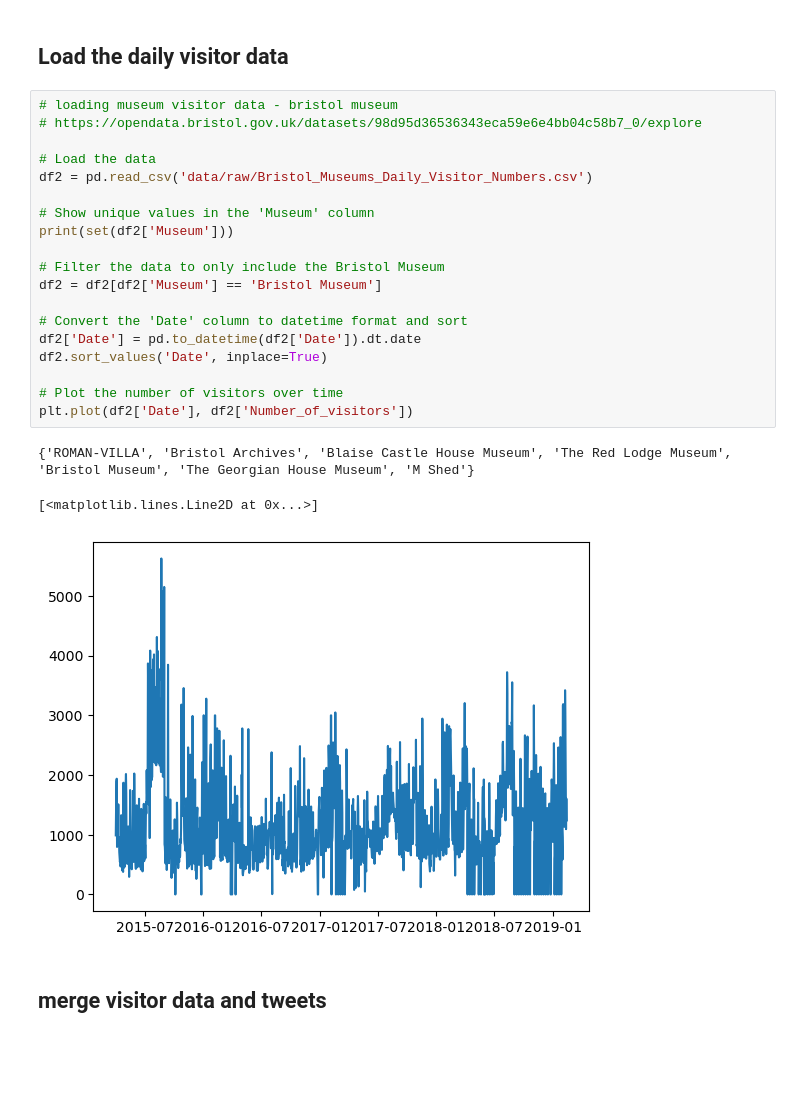
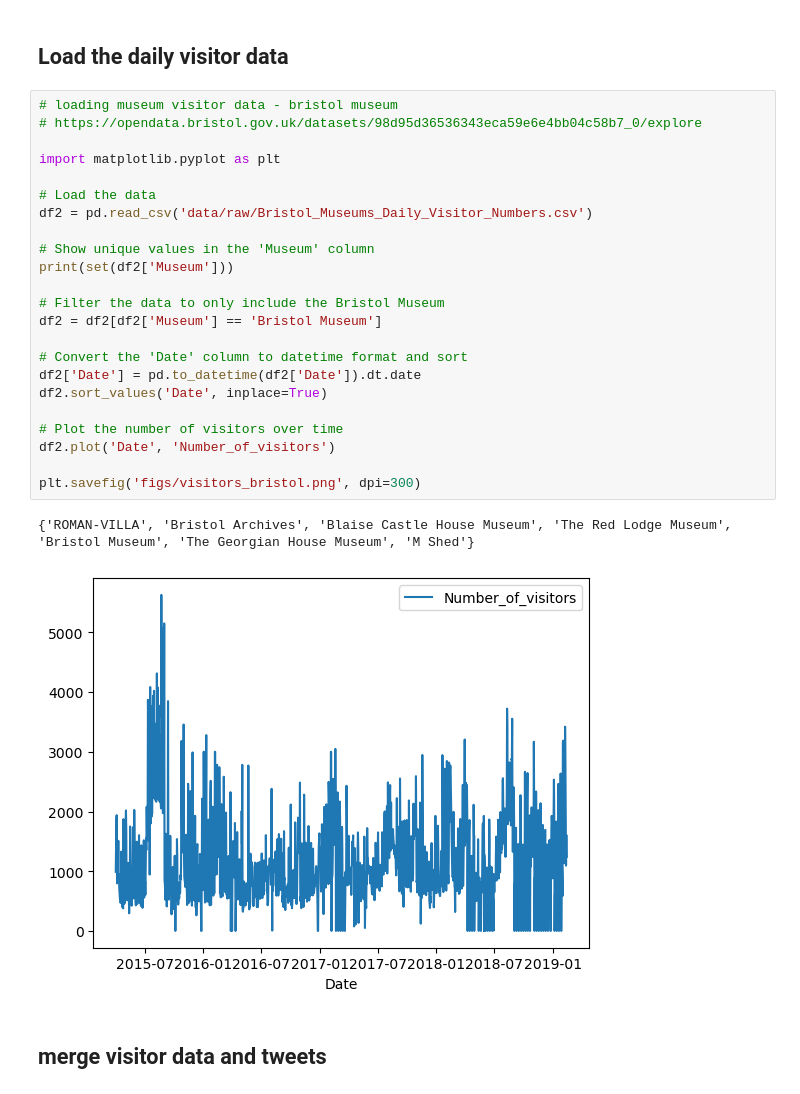
Before and after one commit to celiason/museum-visitor-model, a Jupyter notebook: sentiment.ipynb, the cells around one changed output. Saved outputs shown, nothing was run; the diff lists cells and outputs as text; blank space fills up the shorter version.

```diff
--- a/sentiment.ipynb
+++ b/sentiment.ipynb
@@ -455,26 +455,29 @@ I want to check this out more closely. Some of these tweets are NOT positive.
 # %%
 # loading museum visitor data - bristol museum
 # https://opendata.bristol.gov.uk/datasets/98d95d36536343eca59e6e4bb04c58b7_0/explore
+
+import matplotlib.pyplot as plt
 
 # Load the data
 df2 = pd.read_csv('data/raw/Bristol_Museums_Daily_Visitor_Numbers.csv')
 
 # Show unique values in the 'Museum' column
 print(set(df2['Museum']))
 
 # Filter the data to only include the Bristol Museum
 df2 = df2[df2['Museum'] == 'Bristol Museum']
 
 # Convert the 'Date' column to datetime format and sort
 df2['Date'] = pd.to_datetime(df2['Date']).dt.date
 df2.sort_values('Date', inplace=True)
 
 # Plot the number of visitors over time
-plt.plot(df2['Date'], df2['Number_of_visitors'])
+df2.plot('Date', 'Number_of_visitors')
+
+plt.savefig('figs/visitors_bristol.png', dpi=300)
 # %% [output]
 {'ROMAN-VILLA', 'Bristol Archives', 'Blaise Castle House Museum', 'The Red Lodge Museum', 'Bristol Museum', 'The Georgian House Museum', 'M Shed'}
-[<matplotlib.lines.Line2D at 0x...>]
-[figure, old version]
+[figure, new version]
 # %% [markdown]
 ## merge visitor data and tweets
 # %%
```
Also changed, not shown: 2 other files.
